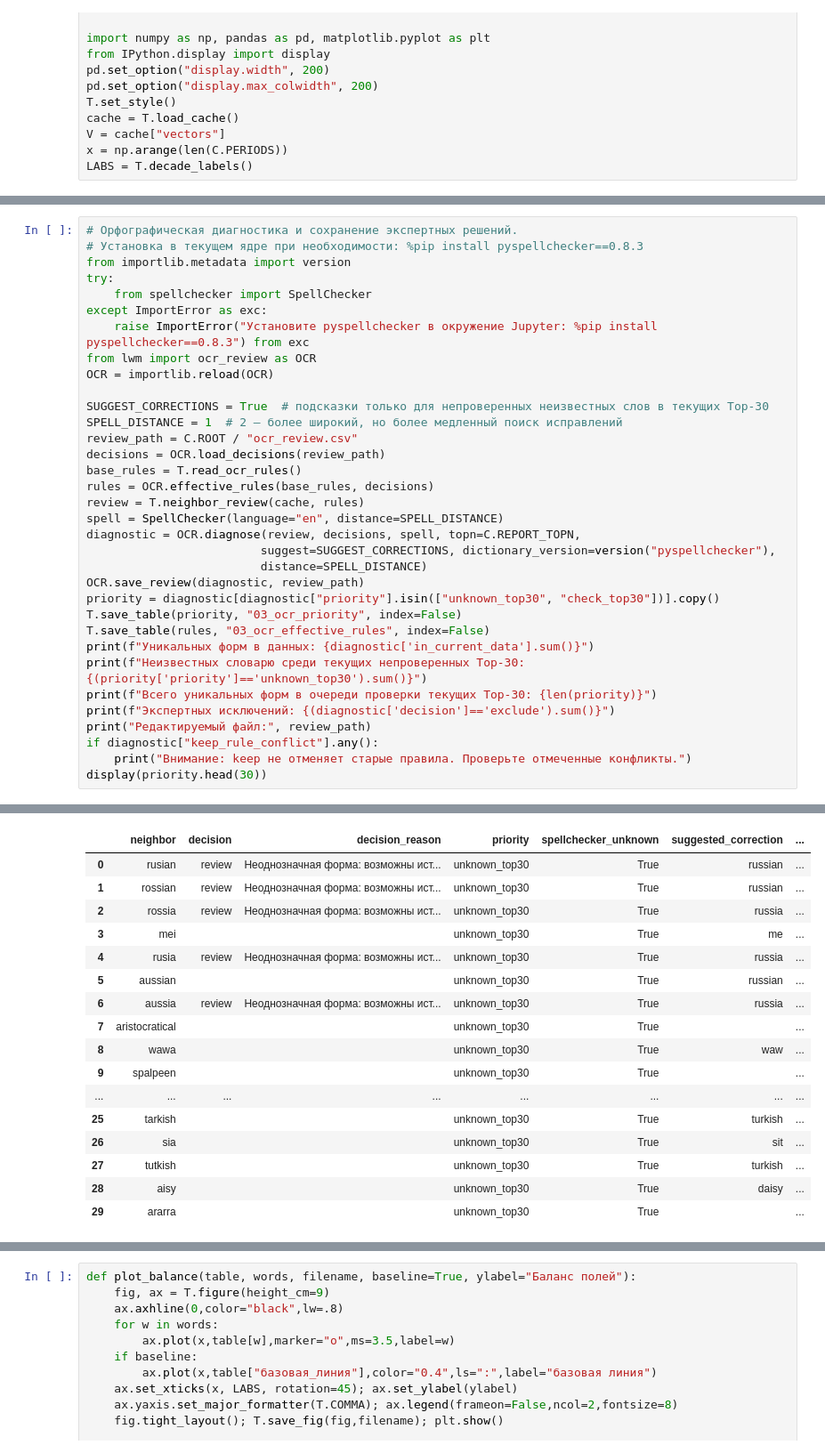
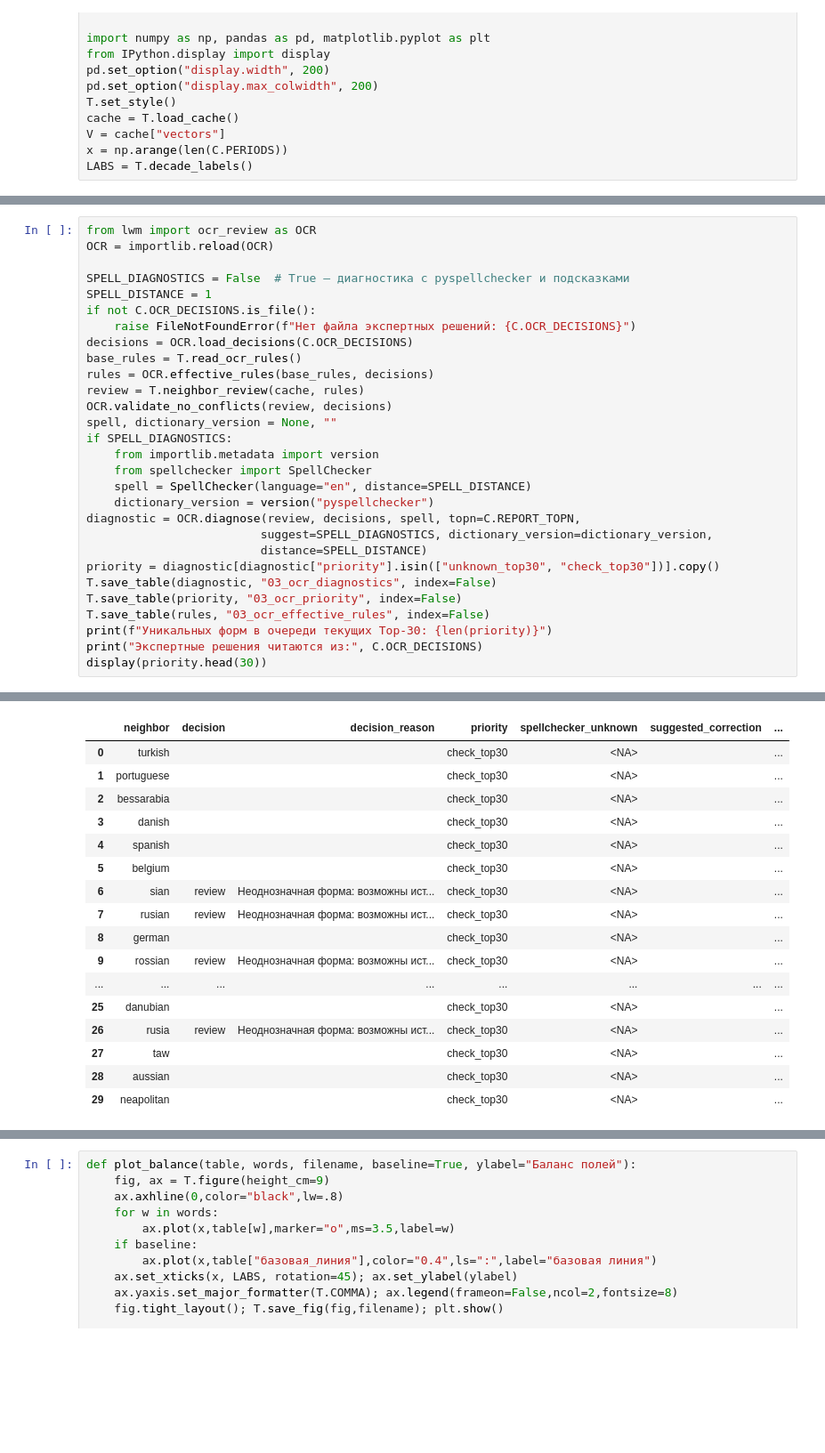
Before and after one commit to alexeyvkuznetsov/british-press-semantic-change, a Jupyter notebook: 01_imperial_lexicon.ipynb, the cells around one changed output, grey strips where cells are left out. Shown at 89% size. Drawn from its saved outputs; the diff is of its cells as text; blank space fills up the shorter version.

```diff
--- a/01_imperial_lexicon.ipynb
+++ b/01_imperial_lexicon.ipynb
@@ -41,35 +41,30 @@ LABS = T.decade_labels()
 # %%
-# Орфографическая диагностика и сохранение экспертных решений.
-# Установка в текущем ядре при необходимости: %pip install pyspellchecker==0.8.3
-from importlib.metadata import version
-try:
-    from spellchecker import SpellChecker
-except ImportError as exc:
-    raise ImportError("Установите pyspellchecker в окружение Jupyter: %pip install pyspellchecker==0.8.3") from exc
 from lwm import ocr_review as OCR
 OCR = importlib.reload(OCR)
 
-SUGGEST_CORRECTIONS = True  # подсказки только для непроверенных неизвестных слов в текущих Top-30
-SPELL_DISTANCE = 1  # 2 — более широкий, но более медленный поиск исправлений
-review_path = C.ROOT / "ocr_review.csv"
-decisions = OCR.load_decisions(review_path)
+SPELL_DIAGNOSTICS = False  # True — диагностика с pyspellchecker и подсказками
+SPELL_DISTANCE = 1
+if not C.OCR_DECISIONS.is_file():
+    raise FileNotFoundError(f"Нет файла экспертных решений: {C.OCR_DECISIONS}")
+decisions = OCR.load_decisions(C.OCR_DECISIONS)
 base_rules = T.read_ocr_rules()
 rules = OCR.effective_rules(base_rules, decisions)
 review = T.neighbor_review(cache, rules)
-spell = SpellChecker(language="en", distance=SPELL_DISTANCE)
+OCR.validate_no_conflicts(review, decisions)
+spell, dictionary_version = None, ""
+if SPELL_DIAGNOSTICS:
+    from importlib.metadata import version
+    from spellchecker import SpellChecker
+    spell = SpellChecker(language="en", distance=SPELL_DISTANCE)
+    dictionary_version = version("pyspellchecker")
 diagnostic = OCR.diagnose(review, decisions, spell, topn=C.REPORT_TOPN,
-                         suggest=SUGGEST_CORRECTIONS, dictionary_version=version("pyspellchecker"),
+                         suggest=SPELL_DIAGNOSTICS, dictionary_version=dictionary_version,
                          distance=SPELL_DISTANCE)
-OCR.save_review(diagnostic, review_path)
 priority = diagnostic[diagnostic["priority"].isin(["unknown_top30", "check_top30"])].copy()
+T.save_table(diagnostic, "03_ocr_diagnostics", index=False)
 T.save_table(priority, "03_ocr_priority", index=False)
 T.save_table(rules, "03_ocr_effective_rules", index=False)
-print(f"Уникальных форм в данных: {diagnostic['in_current_data'].sum()}")
-print(f"Неизвестных словарю среди текущих непроверенных Top-30: {(priority['priority']=='unknown_top30').sum()}")
-print(f"Всего уникальных форм в очереди проверки текущих Top-30: {len(priority)}")
-print(f"Экспертных исключений: {(diagnostic['decision']=='exclude').sum()}")
-print("Редактируемый файл:", review_path)
-if diagnostic["keep_rule_conflict"].any():
-    print("Внимание: keep не отменяет старые правила. Проверьте отмеченные конфликты.")
+print(f"Уникальных форм в очереди текущих Top-30: {len(priority)}")
+print("Экспертные решения читаются из:", C.OCR_DECISIONS)
 display(priority.head(30))
 # %% [output]
@@ -83,20 +76,20 @@ display(priority.head(30))
 |  | neighbor | decision | decision_reason | priority | spellchecker_unknown | suggested_correction | ... |
-| 0 | rusian | review | Неоднозначная форма: возможны ист... | unknown_top30 | True | russian | ... |
-| 1 | rossian | review | Неоднозначная форма: возможны ист... | unknown_top30 | True | russian | ... |
-| 2 | rossia | review | Неоднозначная форма: возможны ист... | unknown_top30 | True | russia | ... |
-| 3 | mei |  |  | unknown_top30 | True | me | ... |
-| 4 | rusia | review | Неоднозначная форма: возможны ист... | unknown_top30 | True | russia | ... |
-| 5 | aussian |  |  | unknown_top30 | True | russian | ... |
-| 6 | aussia | review | Неоднозначная форма: возможны ист... | unknown_top30 | True | russia | ... |
-| 7 | aristocratical |  |  | unknown_top30 | True |  | ... |
-| 8 | wawa |  |  | unknown_top30 | True | waw | ... |
-| 9 | spalpeen |  |  | unknown_top30 | True |  | ... |
+| 0 | turkish |  |  | check_top30 | <NA> |  | ... |
+| 1 | portuguese |  |  | check_top30 | <NA> |  | ... |
+| 2 | bessarabia |  |  | check_top30 | <NA> |  | ... |
+| 3 | danish |  |  | check_top30 | <NA> |  | ... |
+| 4 | spanish |  |  | check_top30 | <NA> |  | ... |
+| 5 | belgium |  |  | check_top30 | <NA> |  | ... |
+| 6 | sian | review | Неоднозначная форма: возможны ист... | check_top30 | <NA> |  | ... |
+| 7 | rusian | review | Неоднозначная форма: возможны ист... | check_top30 | <NA> |  | ... |
+| 8 | german |  |  | check_top30 | <NA> |  | ... |
+| 9 | rossian | review | Неоднозначная форма: возможны ист... | check_top30 | <NA> |  | ... |
 | ... | ... | ... | ... | ... | ... | ... | ... |
-| 25 | tarkish |  |  | unknown_top30 | True | turkish | ... |
-| 26 | sia |  |  | unknown_top30 | True | sit | ... |
-| 27 | tutkish |  |  | unknown_top30 | True | turkish | ... |
-| 28 | aisy |  |  | unknown_top30 | True | daisy | ... |
-| 29 | ararra |  |  | unknown_top30 | True |  | ... |
+| 25 | danubian |  |  | check_top30 | <NA> |  | ... |
+| 26 | rusia | review | Неоднозначная форма: возможны ист... | check_top30 | <NA> |  | ... |
+| 27 | taw |  |  | check_top30 | <NA> |  | ... |
+| 28 | aussian |  |  | check_top30 | <NA> |  | ... |
+| 29 | neapolitan |  |  | check_top30 | <NA> |  | ... |
 # %%
 T.save_table(review, "03_neighbors_review", index=False)
 filtered = review.loc[~review["excluded"] & review["filtered_rank"].le(C.REPORT_TOPN)].copy()
```
Also changed, not shown: parts of 7 cells of this notebook, 35 other files.
